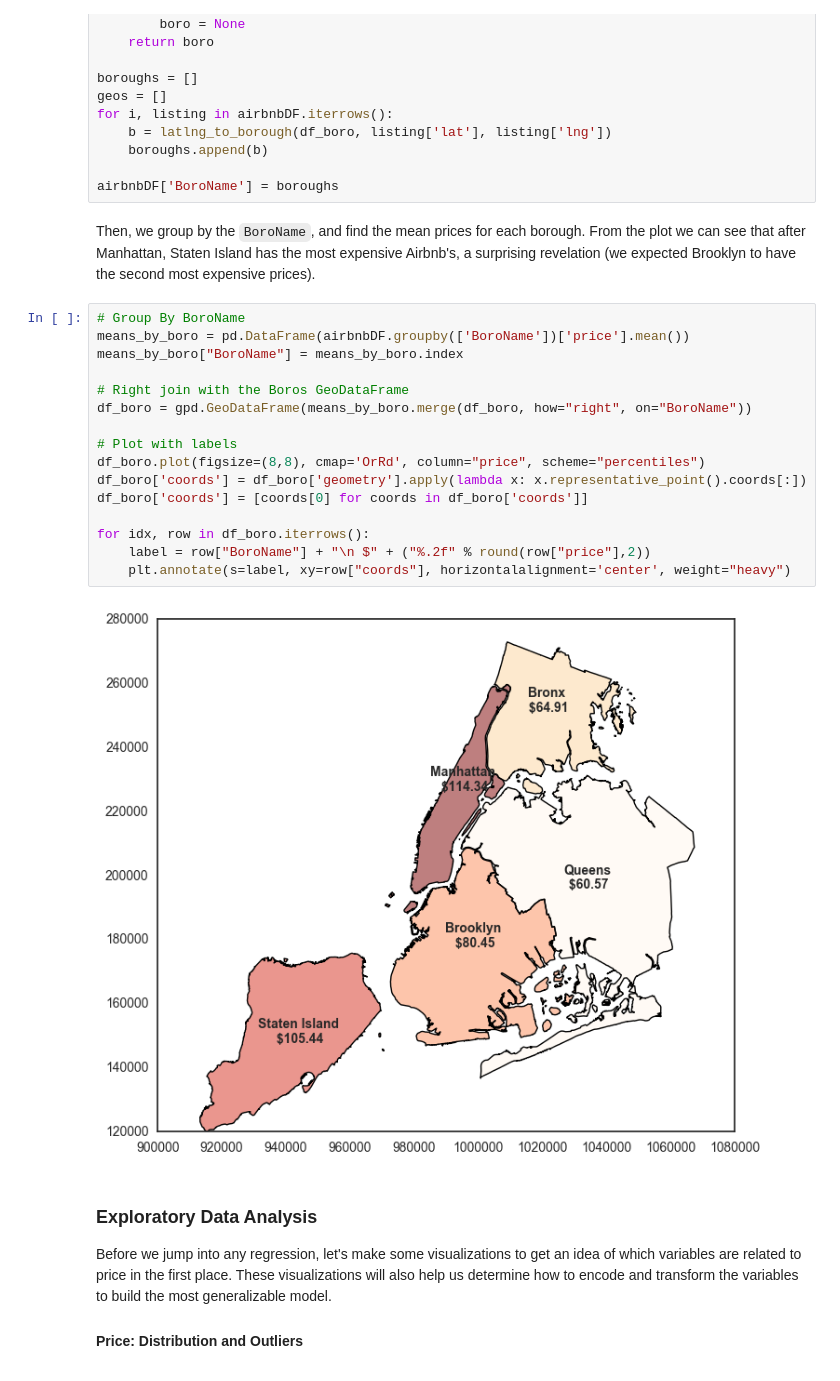
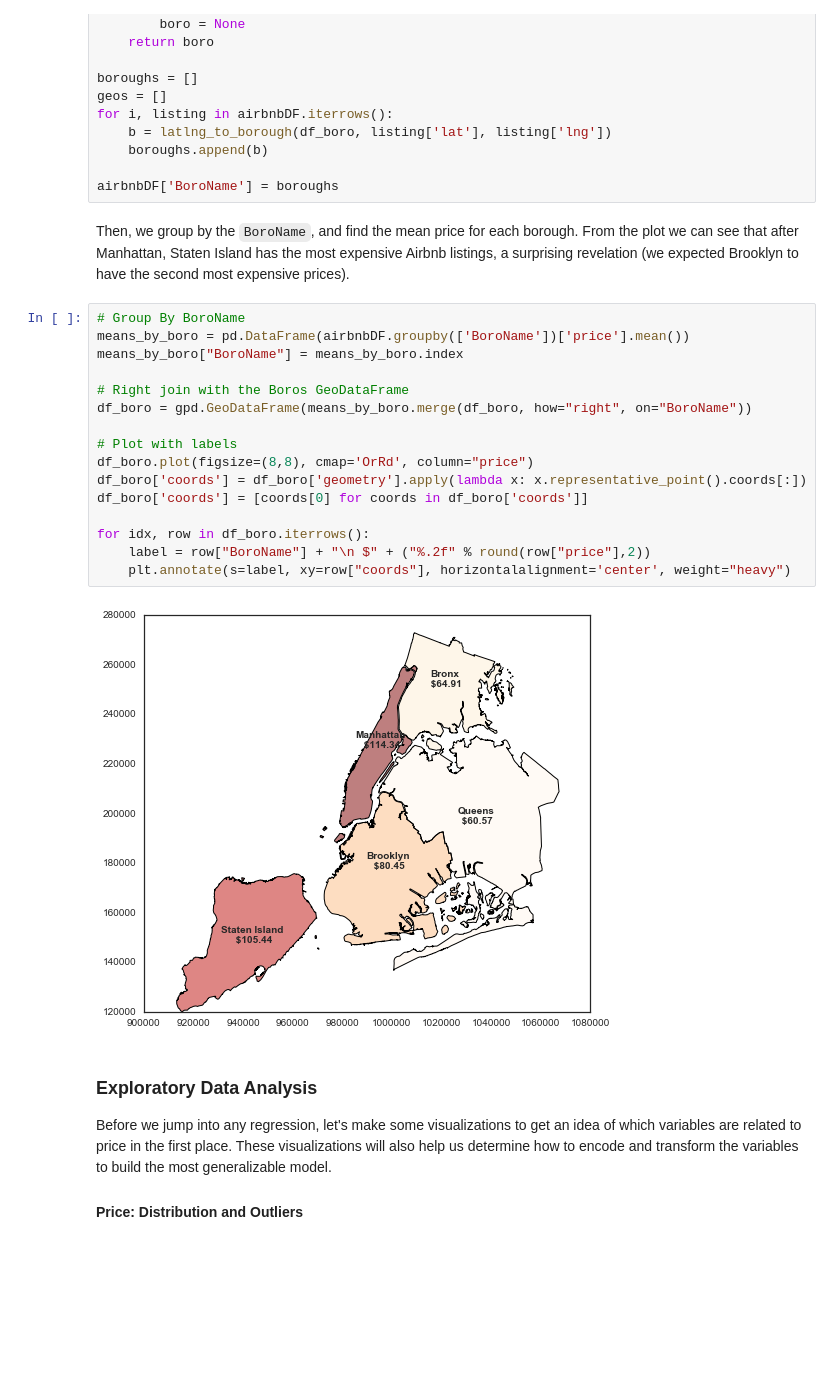
Before and after one commit to shouvikmani/AirbnbDataAnalysis, a Jupyter notebook: Analyzing_Airbnb_in_New_York_City.ipynb, the cells around one changed output. Cells and saved outputs as stored; diff of their text form; blank space fills up the shorter version.

```diff
--- a/Analyzing_Airbnb_in_New_York_City.ipynb
+++ b/Analyzing_Airbnb_in_New_York_City.ipynb
@@ -148,25 +145,25 @@ for i, listing in airbnbDF.iterrows():
 
 airbnbDF['BoroName'] = boroughs
 # %% [markdown]
-Then, we group by the `BoroName`, and find the mean prices for each borough. From the plot we can see that after Manhattan, Staten Island has the most expensive Airbnb's, a surprising revelation (we expected Brooklyn to have the second most expensive prices).
+Then, we group by the `BoroName`, and find the mean price for each borough. From the plot we can see that after Manhattan, Staten Island has the most expensive Airbnb listings, a surprising revelation (we expected Brooklyn to have the second most expensive prices).
 # %%
 # Group By BoroName
 means_by_boro = pd.DataFrame(airbnbDF.groupby(['BoroName'])['price'].mean())
 means_by_boro["BoroName"] = means_by_boro.index
 
 # Right join with the Boros GeoDataFrame
 df_boro = gpd.GeoDataFrame(means_by_boro.merge(df_boro, how="right", on="BoroName"))
 
 # Plot with labels
-df_boro.plot(figsize=(8,8), cmap='OrRd', column="price", scheme="percentiles")
+df_boro.plot(figsize=(8,8), cmap='OrRd', column="price")
 df_boro['coords'] = df_boro['geometry'].apply(lambda x: x.representative_point().coords[:])
 df_boro['coords'] = [coords[0] for coords in df_boro['coords']]
 
 for idx, row in df_boro.iterrows():
     label = row["BoroName"] + "\n $" + ("%.2f" % round(row["price"],2))
     plt.annotate(s=label, xy=row["coords"], horizontalalignment='center', weight="heavy")
 # %% [output]
-[figure, old version]
+[figure, new version]
 # %% [markdown]
 ### Exploratory Data Analysis
 
```
Also changed, not shown: parts of 26 cells of this notebook, 1 other file.
